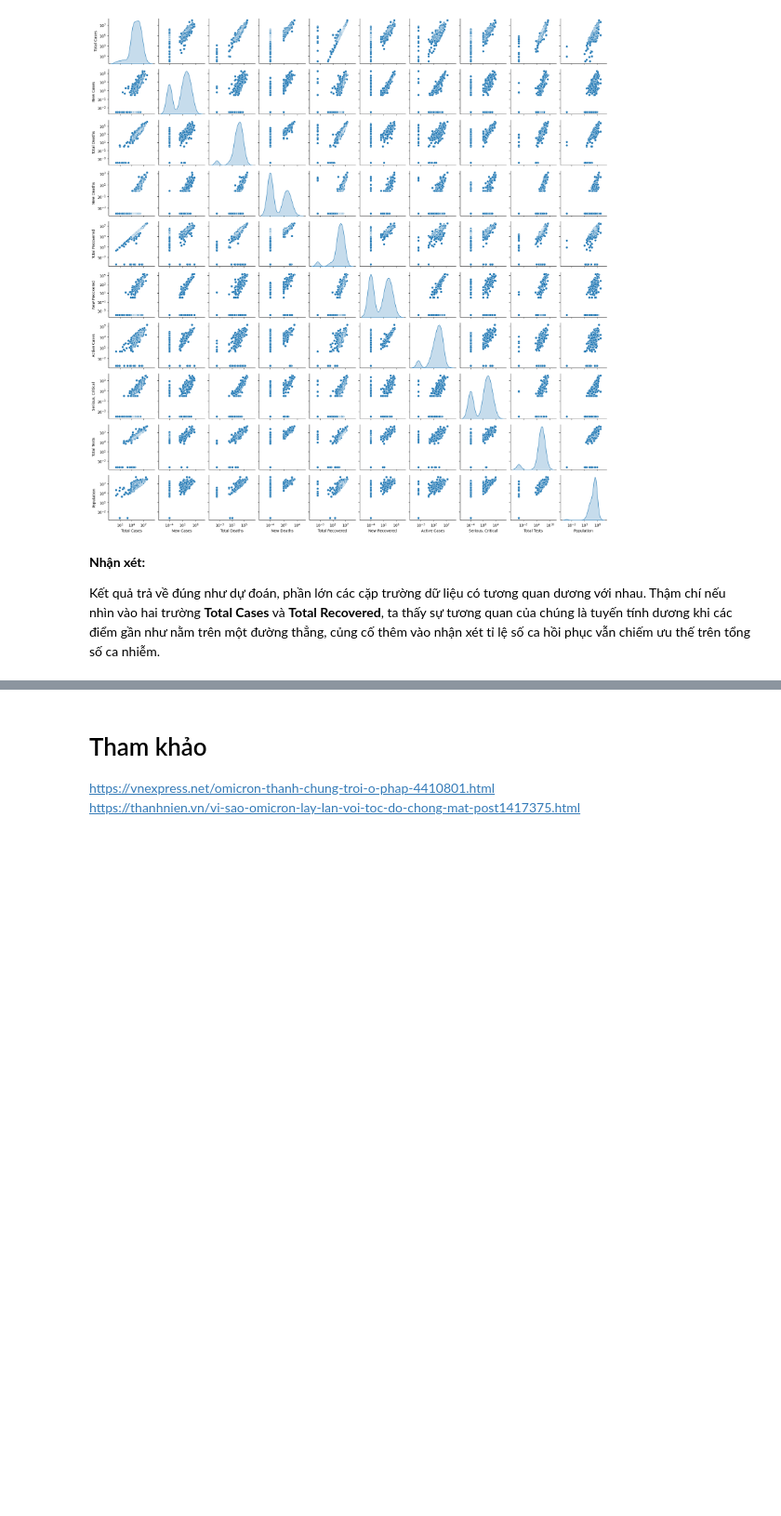
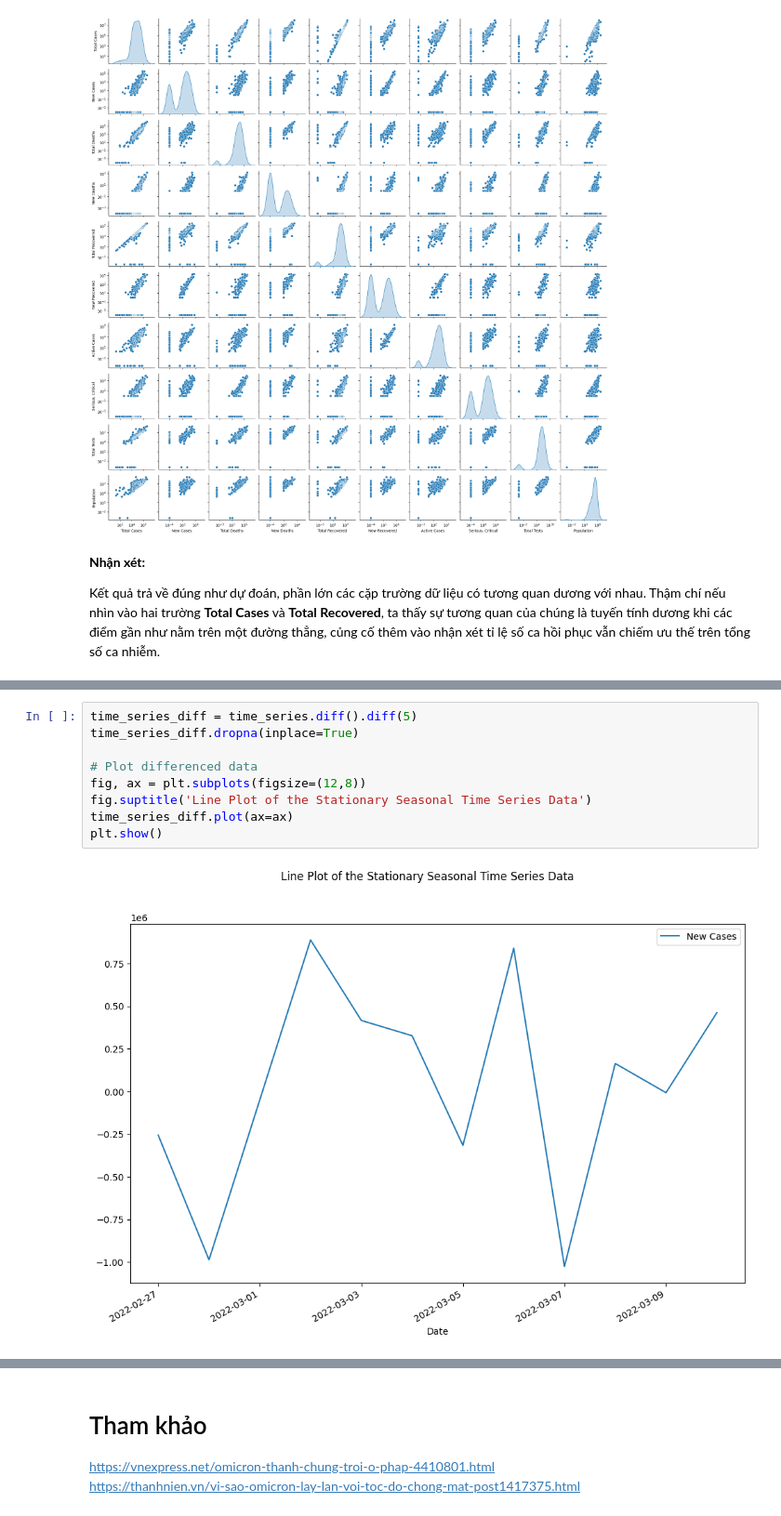
Before and after one commit to cttho/cttho-education-projects, a Jupyter notebook: Worldometer-COVID19/Lab01.ipynb, the cells around one changed output, grey strips where cells are left out. Shown at 93% size. Drawn from its saved outputs; the diff is of its cells as text; blank space fills up the shorter version.

```diff
--- a/Worldometer-COVID19/Lab01.ipynb
+++ b/Worldometer-COVID19/Lab01.ipynb
@@ -878,0 +975,11 @@ Kết quả trả về đúng như dự đoán, phần lớn các cặp trườn
+# %%
+time_series_diff = time_series.diff().diff(5)
+time_series_diff.dropna(inplace=True)
+
+# Plot differenced data
+fig, ax = plt.subplots(figsize=(12,8))
+fig.suptitle('Line Plot of the Stationary Seasonal Time Series Data')
+time_series_diff.plot(ax=ax)
+plt.show()
+# %% [output]
+[figure, added]
```
Also changed, not shown: parts of 24 cells of this notebook, 21 other files.
